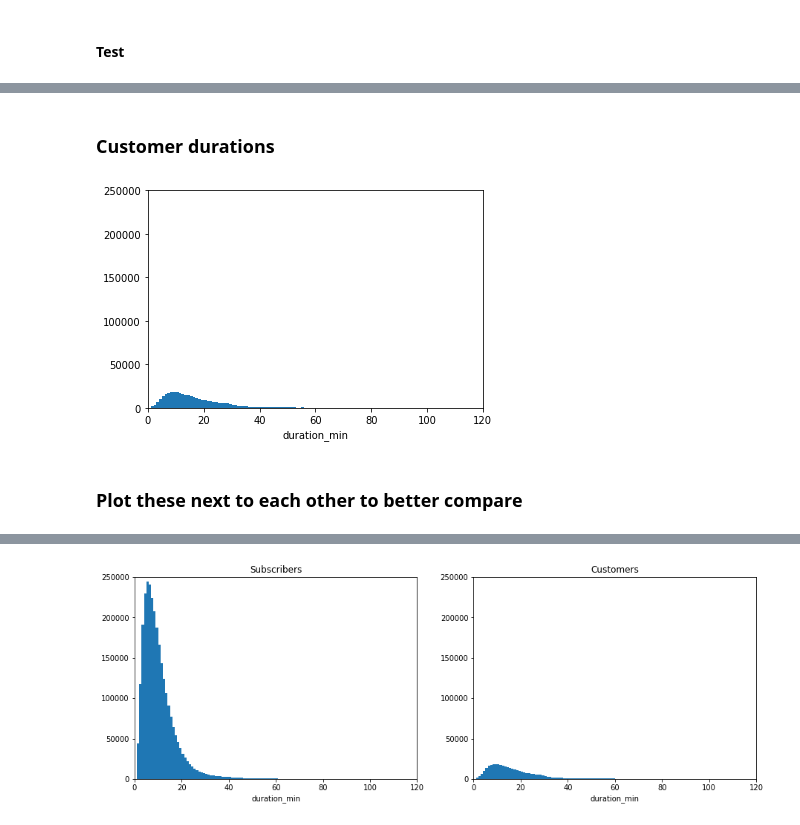
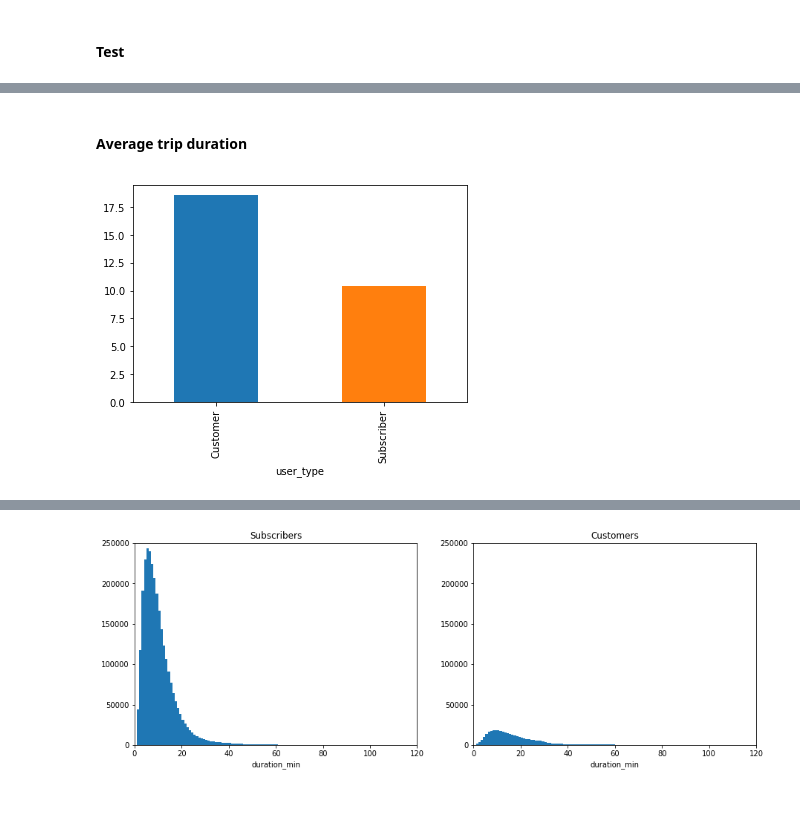
Before and after one commit to mga321/ford_gobike, a Jupyter notebook: ford-go-bike-exploratory-analysis.ipynb, the cells around one changed output, grey strips where cells are left out. Drawn from its saved outputs; the diff is of its cells as text; code cells hidden in the pictures.

Commit message:
Restructure bivariate duration analysis

```diff
--- a/ford-go-bike-exploratory-analysis.ipynb
+++ b/ford-go-bike-exploratory-analysis.ipynb
@@ -595,12 +571,6 @@ plt.ylim((0,250000));
-# %% [markdown]
-### Customer durations
-# %%
-bin_edges = np.arange(0, df['duration_min'].max()+1, 1)
-sns.distplot(df_customer['duration_min'], bins = bin_edges, kde = False,
-            hist_kws = {'alpha' : 1})
-plt.xlim((0,120));
-plt.ylim((0,250000));
-# %% [output]
-[figure, removed]
-# %% [markdown]
-### Plot these next to each other to better compare
+# %% [markdown]
+#### Average trip duration
+# %%
+df_filtered.groupby("user_type")['duration_min'].mean().plot(kind='bar');
+# %% [output]
+[figure, added]
```
Also changed, not shown: parts of 20 cells of this notebook.
